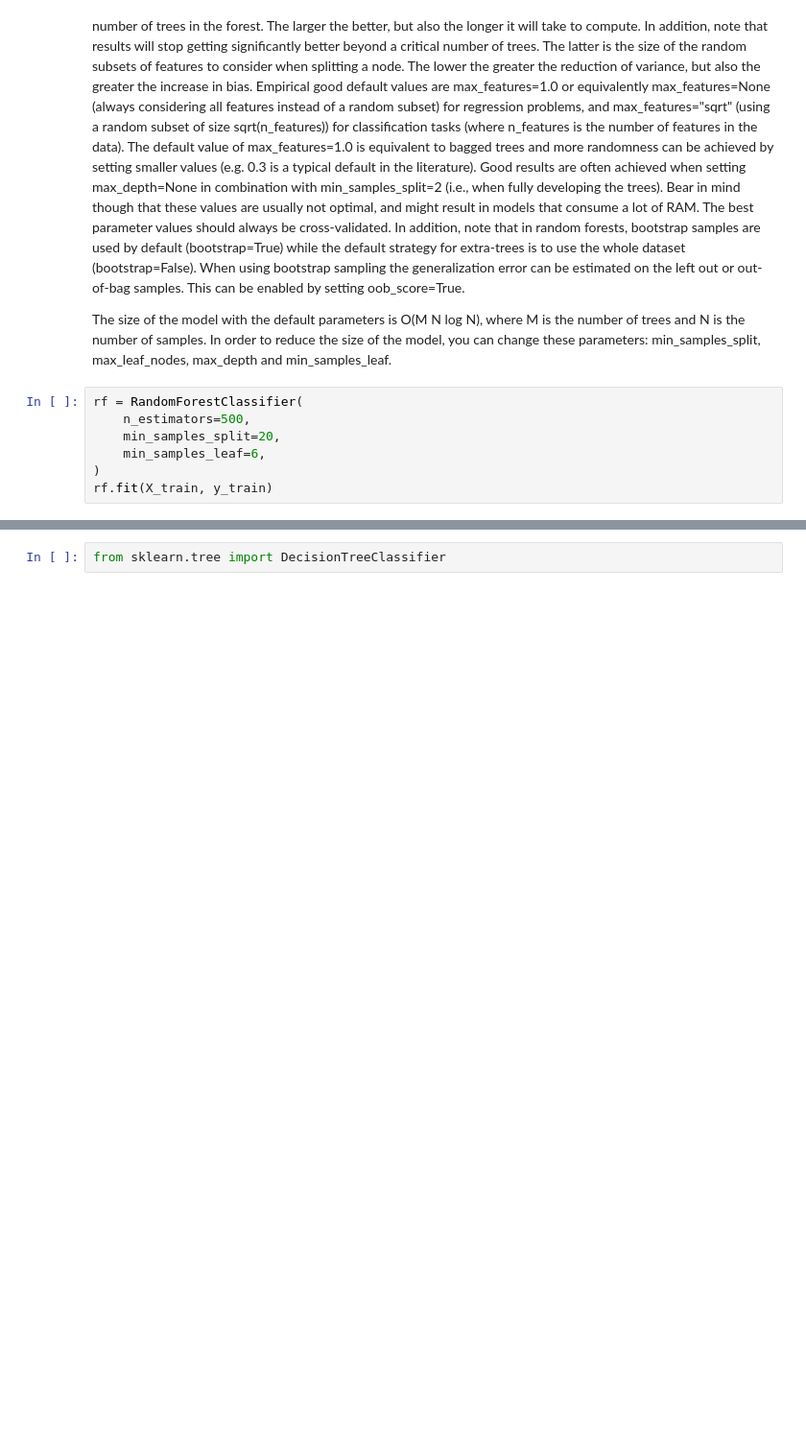
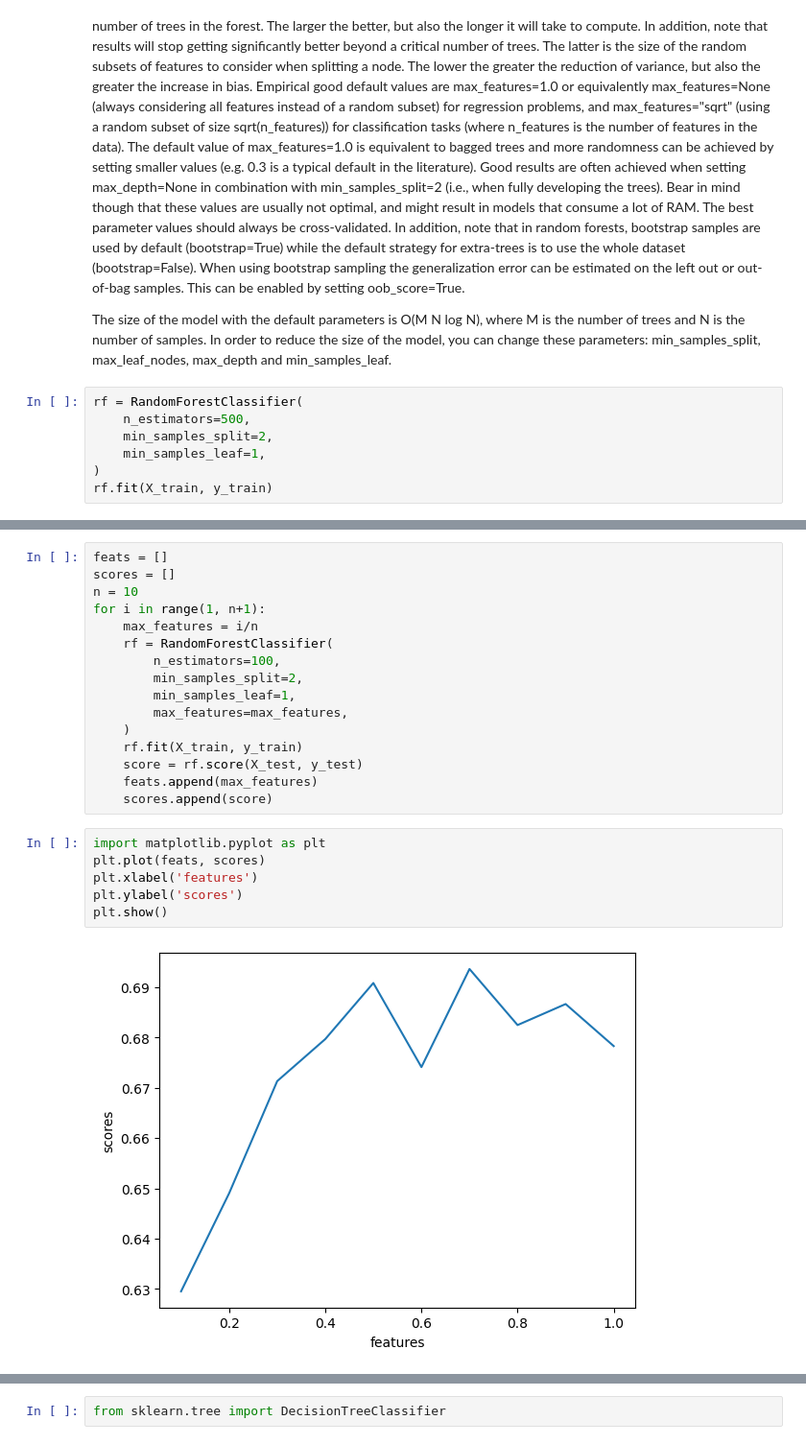
Before and after one commit to ahrami/random-forest, a Jupyter notebook: random-forest.ipynb, the cells around one changed output, grey strips where cells are left out. Shown at 96% size. Drawn from its saved outputs; the diff is of its cells as text; blank space fills up the shorter version.

```diff
--- a/random-forest.ipynb
+++ b/random-forest.ipynb
@@ -120,8 +120,8 @@ The size of the model with the default parameters is O(M N log N), where M is th
 # %%
 rf = RandomForestClassifier(
     n_estimators=500,
-    min_samples_split=20,
-    min_samples_leaf=6,
+    min_samples_split=2,
+    min_samples_leaf=1,
 )
 rf.fit(X_train, y_train)
 # %% [output]
@@ -165 +165,25 @@ Volunteering       0.006336
+# %%
+feats = []
+scores = []
+n = 10
+for i in range(1, n+1):
+    max_features = i/n
+    rf = RandomForestClassifier(
+        n_estimators=100,
+        min_samples_split=2,
+        min_samples_leaf=1,
+        max_features=max_features,
+    )
+    rf.fit(X_train, y_train)
+    score = rf.score(X_test, y_test)
+    feats.append(max_features)
+    scores.append(score)
+# %%
+import matplotlib.pyplot as plt
+plt.plot(feats, scores)
+plt.xlabel('features')
+plt.ylabel('scores')
+plt.show()
+# %% [output]
+[figure, added]
 # %% [markdown]
```
Also changed, not shown: parts of 43 cells of this notebook, 1 other file.
